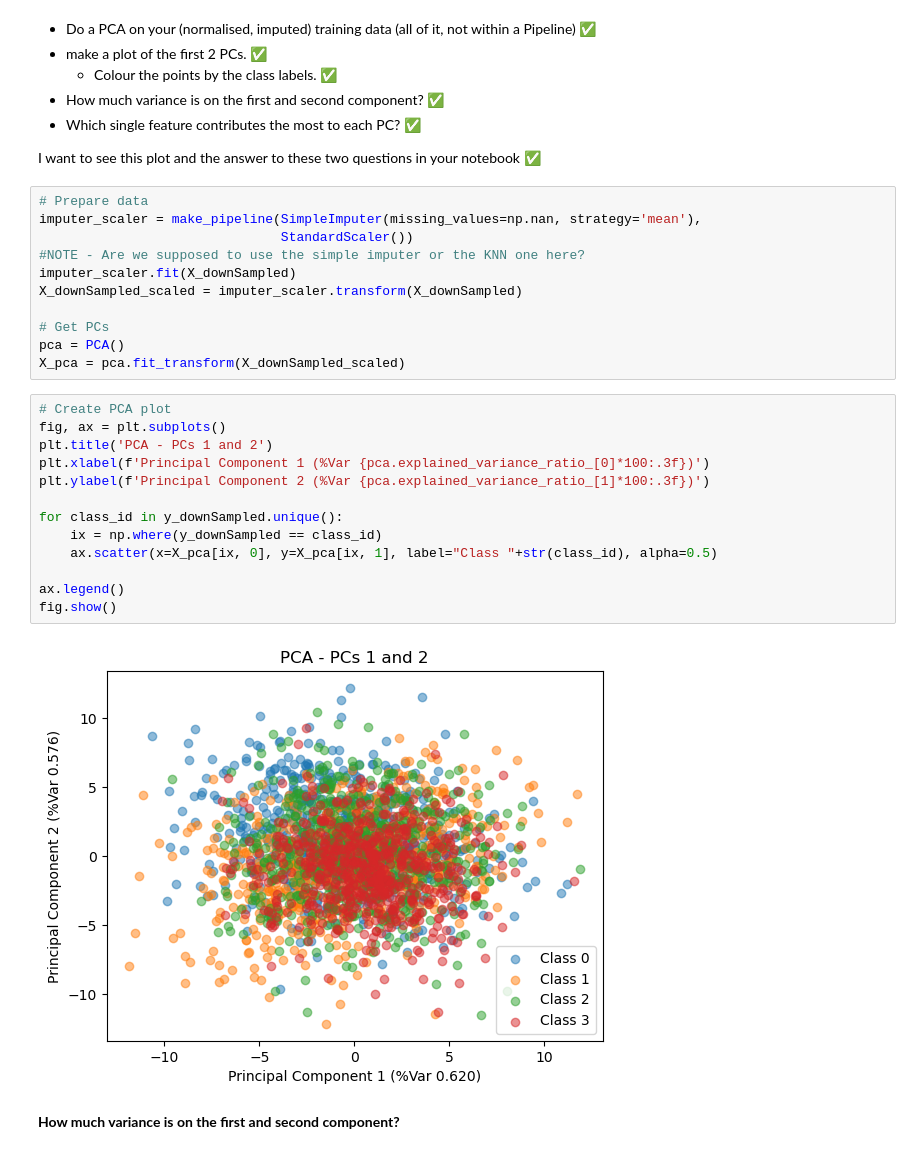
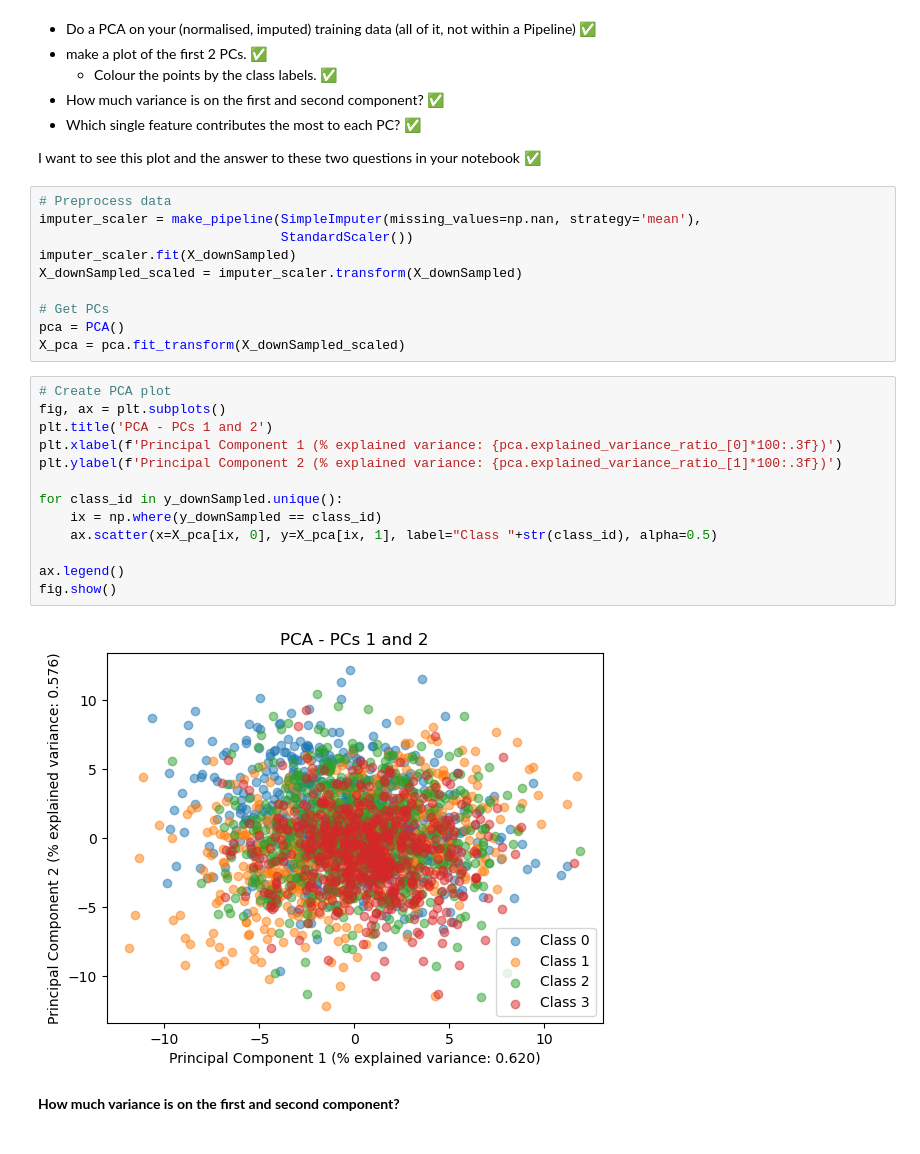
Before and after one commit to Larsdegroot/ML_bio_assignment, a Jupyter notebook: Project-regression.ipynb, the cells around one changed output. Saved outputs shown, nothing was run; the diff lists cells and outputs as text.

```diff
--- a/Project-regression.ipynb
+++ b/Project-regression.ipynb
@@ -394,10 +452,9 @@ global_seed = 42
 
 I want to see this plot and the answer to these two questions in your notebook ✅
 # %%
-# Prepare data
+# Preprocess data
 imputer_scaler = make_pipeline(SimpleImputer(missing_values=np.nan, strategy='mean'),
                                StandardScaler())
-#NOTE - Are we supposed to use the simple imputer or the KNN one here?
 imputer_scaler.fit(X_downSampled)
 X_downSampled_scaled = imputer_scaler.transform(X_downSampled)
 
@@ -407,18 +464,18 @@ X_pca = pca.fit_transform(X_downSampled_scaled)
 # %%
 # Create PCA plot
 fig, ax = plt.subplots()
 plt.title('PCA - PCs 1 and 2')
-plt.xlabel(f'Principal Component 1 (%Var {pca.explained_variance_ratio_[0]*100:.3f})')
-plt.ylabel(f'Principal Component 2 (%Var {pca.explained_variance_ratio_[1]*100:.3f})')
+plt.xlabel(f'Principal Component 1 (% explained variance: {pca.explained_variance_ratio_[0]*100:.3f})')
+plt.ylabel(f'Principal Component 2 (% explained variance: {pca.explained_variance_ratio_[1]*100:.3f})')
 
 for class_id in y_downSampled.unique():
     ix = np.where(y_downSampled == class_id)
     ax.scatter(x=X_pca[ix, 0], y=X_pca[ix, 1], label="Class "+str(class_id), alpha=0.5)
 
 ax.legend()
 fig.show()
 # %% [output]
-[figure, old version]
+[figure, new version]
 # %% [markdown]
 **How much variance is on the first and second component?**
 # %%
```
Also changed, not shown: parts of 21 cells of this notebook.
